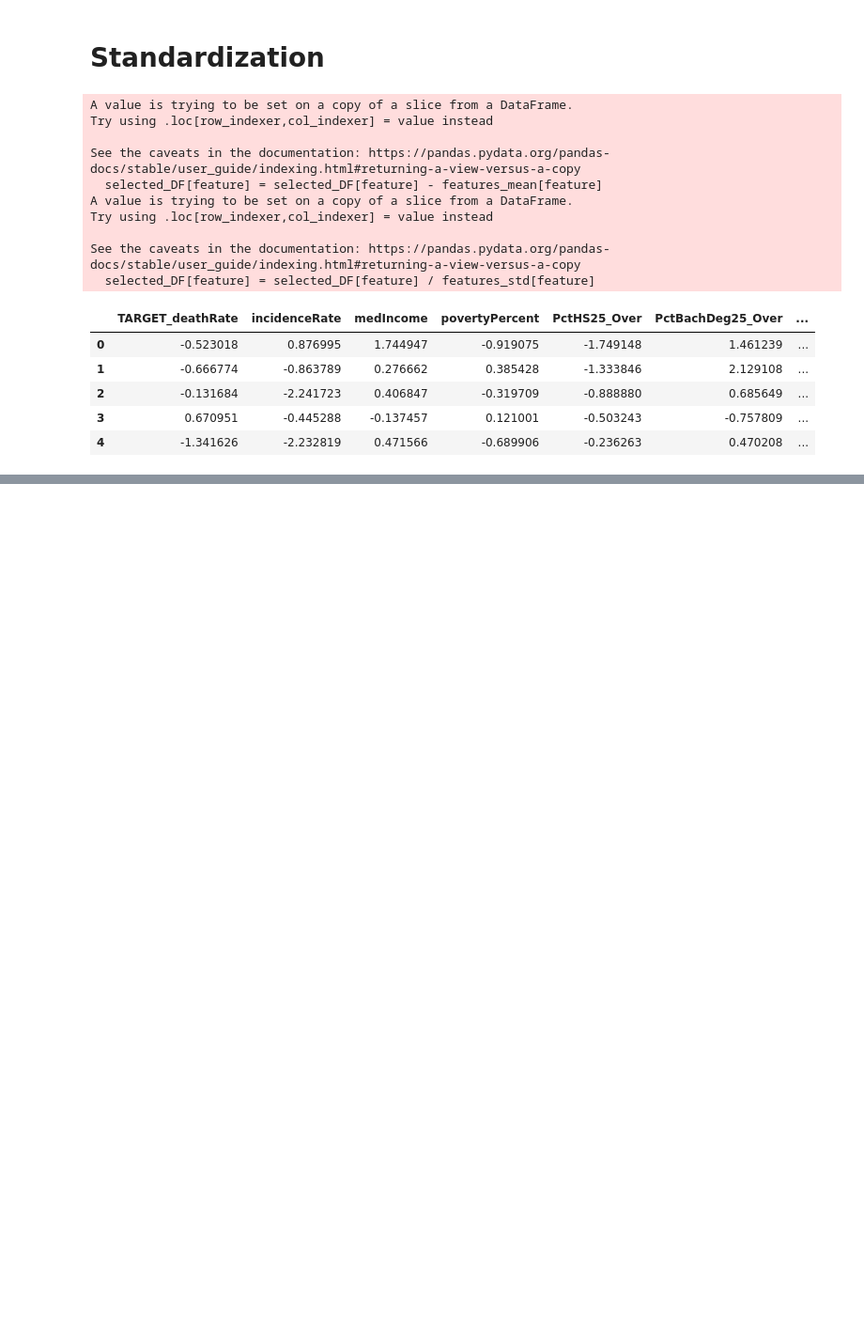
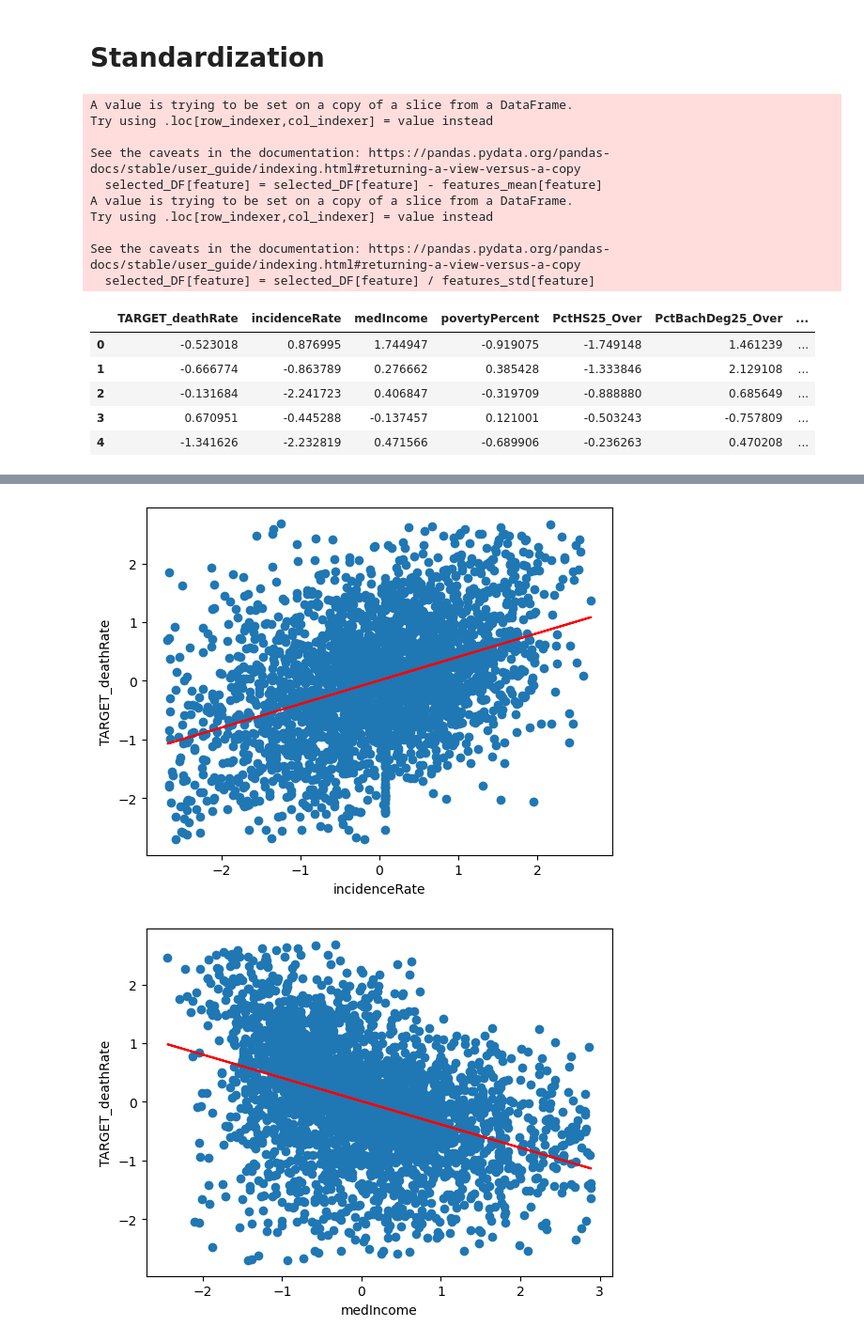
Before and after one commit to Medo072/Linear_Regression_cancer_model, a Jupyter notebook: Project.ipynb, the cells around one changed output, grey strips where cells are left out. Shown at 94% size. Drawn from its saved outputs; the diff is of its cells as text; code cells hidden in the pictures; blank space fills up the shorter version.

Commit message:
Add linear regression model

```diff
--- a/Project.ipynb
+++ b/Project.ipynb
@@ -457,20 +464,36 @@ plt.show()
 # %%
-Target = selected_DF['TARGET_deathRate']
+Target = selected_DF['TARGET_deathRate'].ffill()
 length = Target.count()
 Target_mean = Target.sum() / length
 RCs = {}
 for feature in selected:
     if feature == "TARGET_deathRate":
         continue
     # Converting two columns to numpy array
-    x = selected_DF[feature]
+    x = selected_DF[feature].ffill()
     # calculate the correlation coefficient
     # calculate x-hat & y-hat
     x_mean = x.sum() / x.count()
 
     # calculate the correlation coefficient
     S_xy = ((x - x_mean)*(Target - Target_mean)).sum() / (length - 1)
     S_x_sq = ((x - x_mean) ** 2).sum() / (length - 1)
     b1 = S_xy / S_x_sq
     bo = Target_mean - b1 * x_mean
     RCs[feature] = [bo, b1]
+    y_pred = [bo + b1 * xi for xi in x]
+    # create a scatter plot of the data points
+    plt.scatter(x, selected_DF['TARGET_deathRate'])
+
+    # plot the regression line
+    plt.plot(x, y_pred, color='red')
+
+    # add labels and title to the plot
+    plt.xlabel(feature)
+    plt.ylabel('TARGET_deathRate')
+
+    # display the plot
+    plt.show()
+# %% [output]
+[figure, added]
+[figure, added]
```
Also changed, not shown: parts of 6 cells of this notebook.
